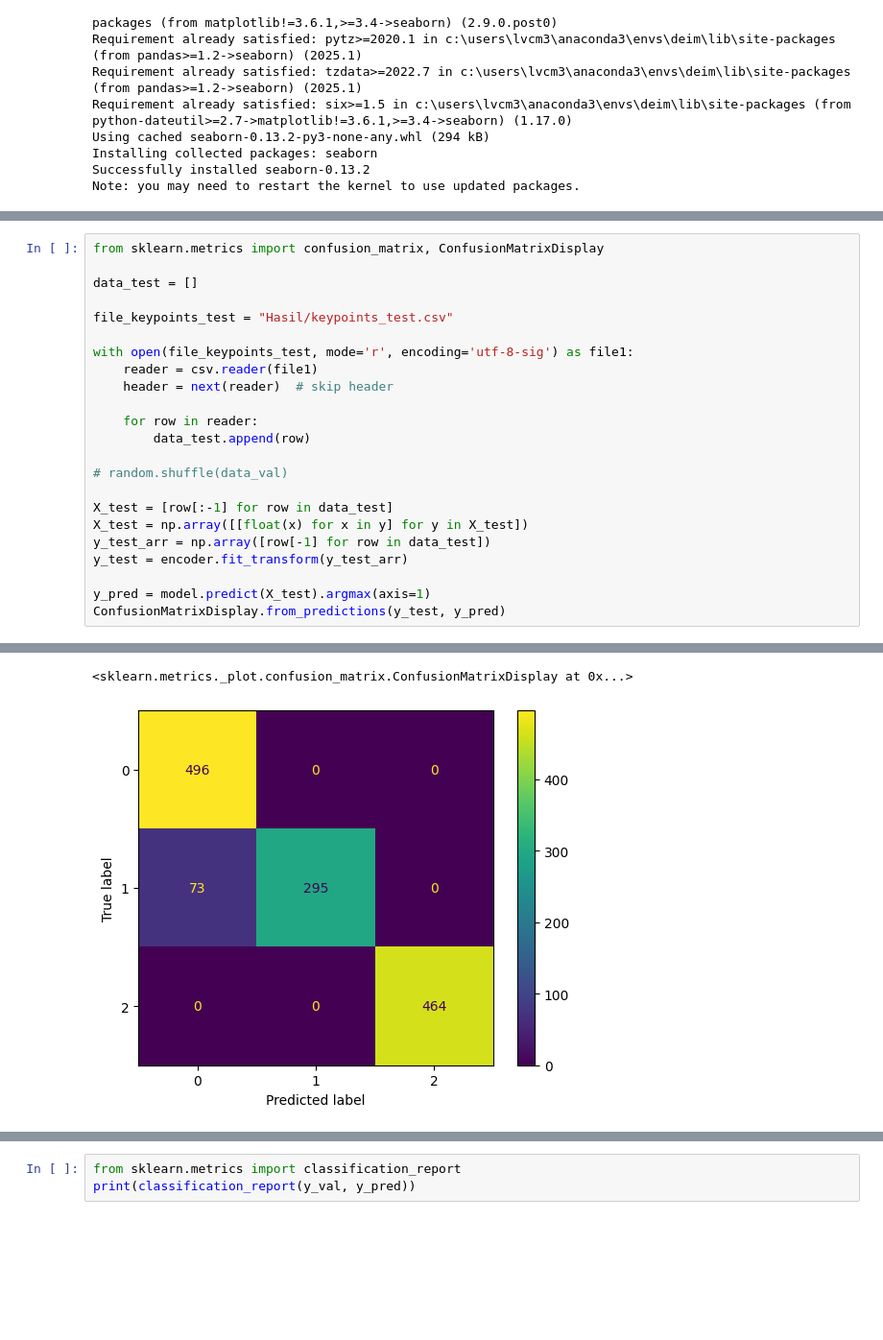
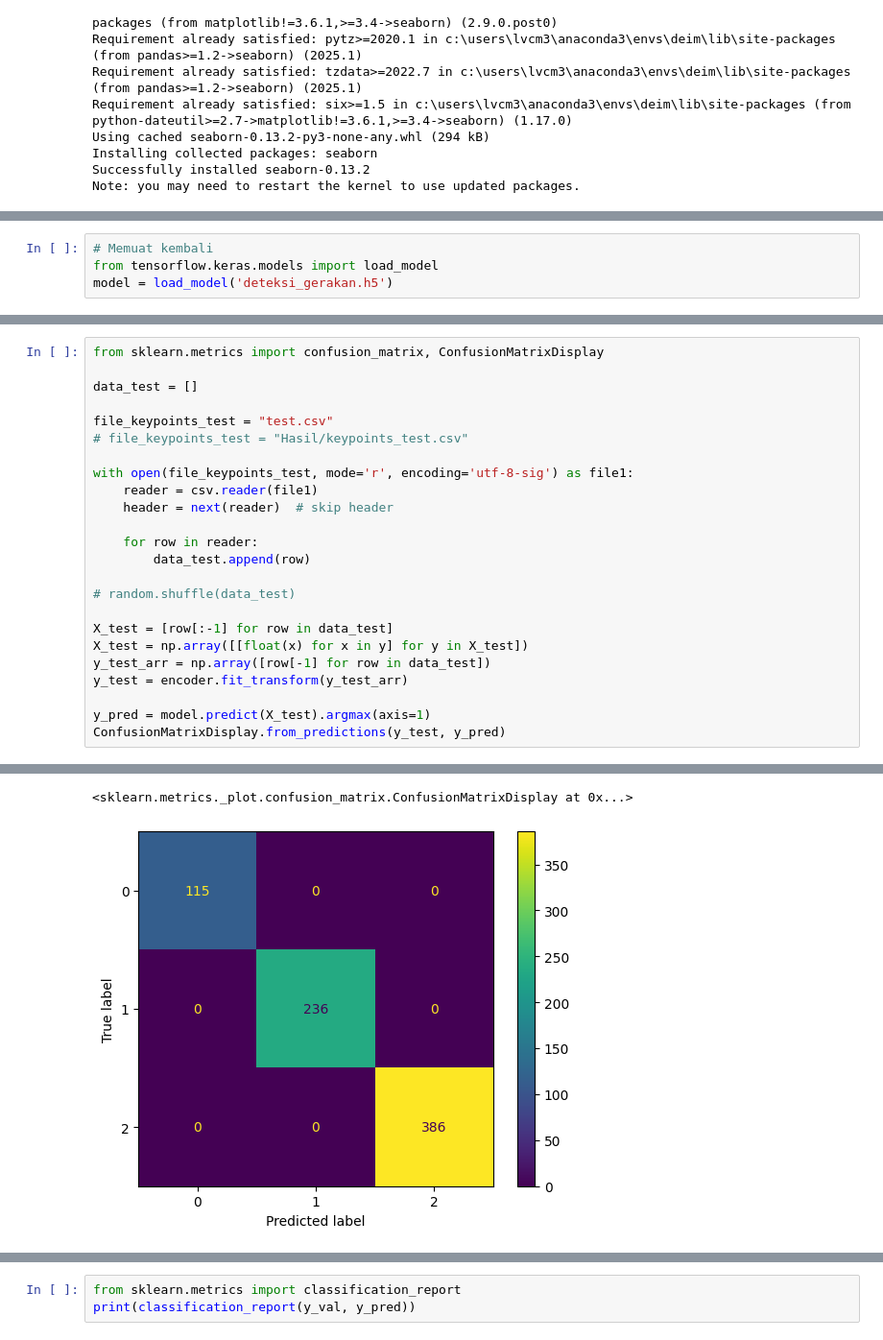
Before and after one commit to rifflefist/SholatBersamaAI, a Jupyter notebook: Dataset/keras_nn.ipynb, the cells around one changed output, grey strips where cells are left out. Shown at 96% size. Saved outputs shown, nothing was run; the diff lists cells and outputs as text; blank space fills up the shorter version.

Commit message:
Add : Model .h5 with new data test accuracy 100%

```diff
--- a/Dataset/keras_nn.ipynb
+++ b/Dataset/keras_nn.ipynb
@@ -187,0 +194,4 @@ Epoch 100/100
+# %%
+# Memuat kembali
+from tensorflow.keras.models import load_model
+model = load_model('deteksi_gerakan.h5')
@@ -190,7 +202,8 @@ from sklearn.metrics import confusion_matrix, ConfusionMatrixDisplay
 
 data_test = []
 
-file_keypoints_test = "Hasil/keypoints_test.csv"
+file_keypoints_test = "test.csv"
+# file_keypoints_test = "Hasil/keypoints_test.csv"
 
 with open(file_keypoints_test, mode='r', encoding='utf-8-sig') as file1:
     reader = csv.reader(file1)
@@ -199,7 +212,7 @@ with open(file_keypoints_test, mode='r', encoding='utf-8-sig') as file1:
     for row in reader:
         data_test.append(row)
 
-# random.shuffle(data_val)
+# random.shuffle(data_test)
 
 X_test = [row[:-1] for row in data_test]
 X_test = np.array([[float(x) for x in y] for y in X_test])
@@ -213,5 +226,5 @@ ConfusionMatrixDisplay.from_predictions(y_test, y_pred)
 <sklearn.metrics._plot.confusion_matrix.ConfusionMatrixDisplay at 0x...>
-[figure, old version]
+[figure, new version]
 # %%
 import numpy as np
 
```
Also changed, not shown: parts of 8 cells of this notebook, 4 other files.
